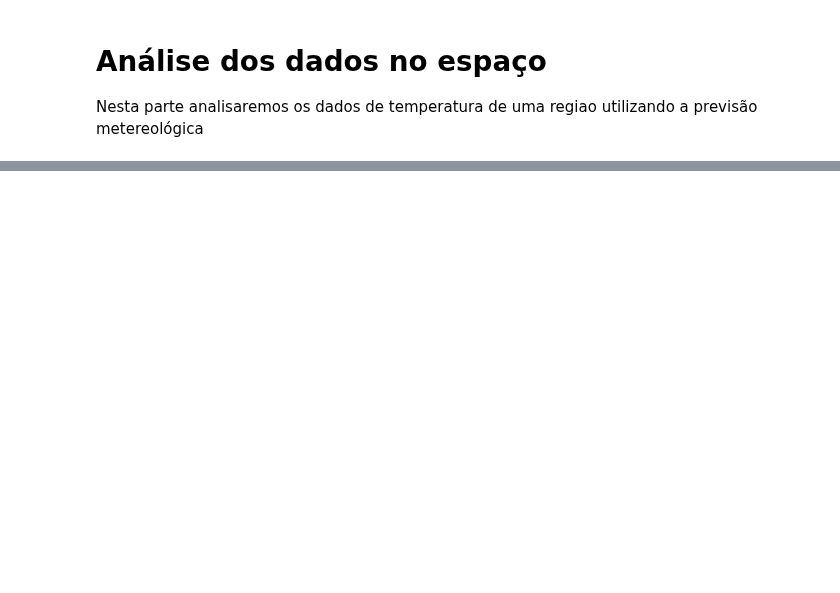
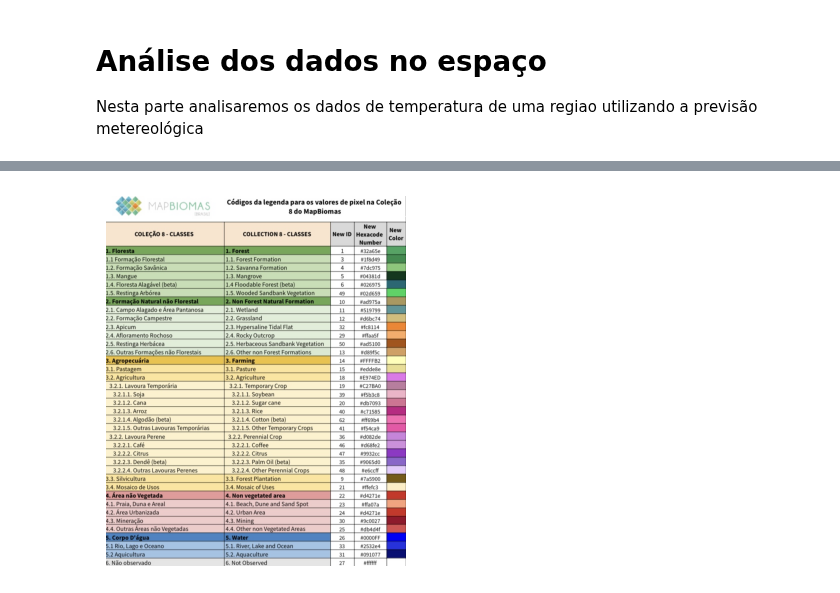
Before and after one commit to Bianca-bonetti/controledepoluicaoatm, a Jupyter notebook: Atividade2.ipynb, the cells around one changed output, grey strips where cells are left out. Drawn from its saved outputs; the diff is of its cells as text; code cells hidden in the pictures; blank space fills up the shorter version.

```diff
--- a/Atividade2.ipynb
+++ b/Atividade2.ipynb
@@ -392,0 +493,7 @@ ax.plot(lon_2d.flatten(), lat_2d.flatten(), marker='o', color='black', markersiz
+# %%
+fig2 = mpimg.imread('C:\\Users\\BiaBN\\OneDrive\\Documentos\\controledepoluicaoatm\\figures\imagemMapBiomas.jpg')
+plt.imshow(fig2)
+plt.axis('off')  # Desativar os eixos
+plt.show()
+# %% [output]
+[figure, added]
```
Also changed, not shown: parts of 12 cells of this notebook, 3 other files.
